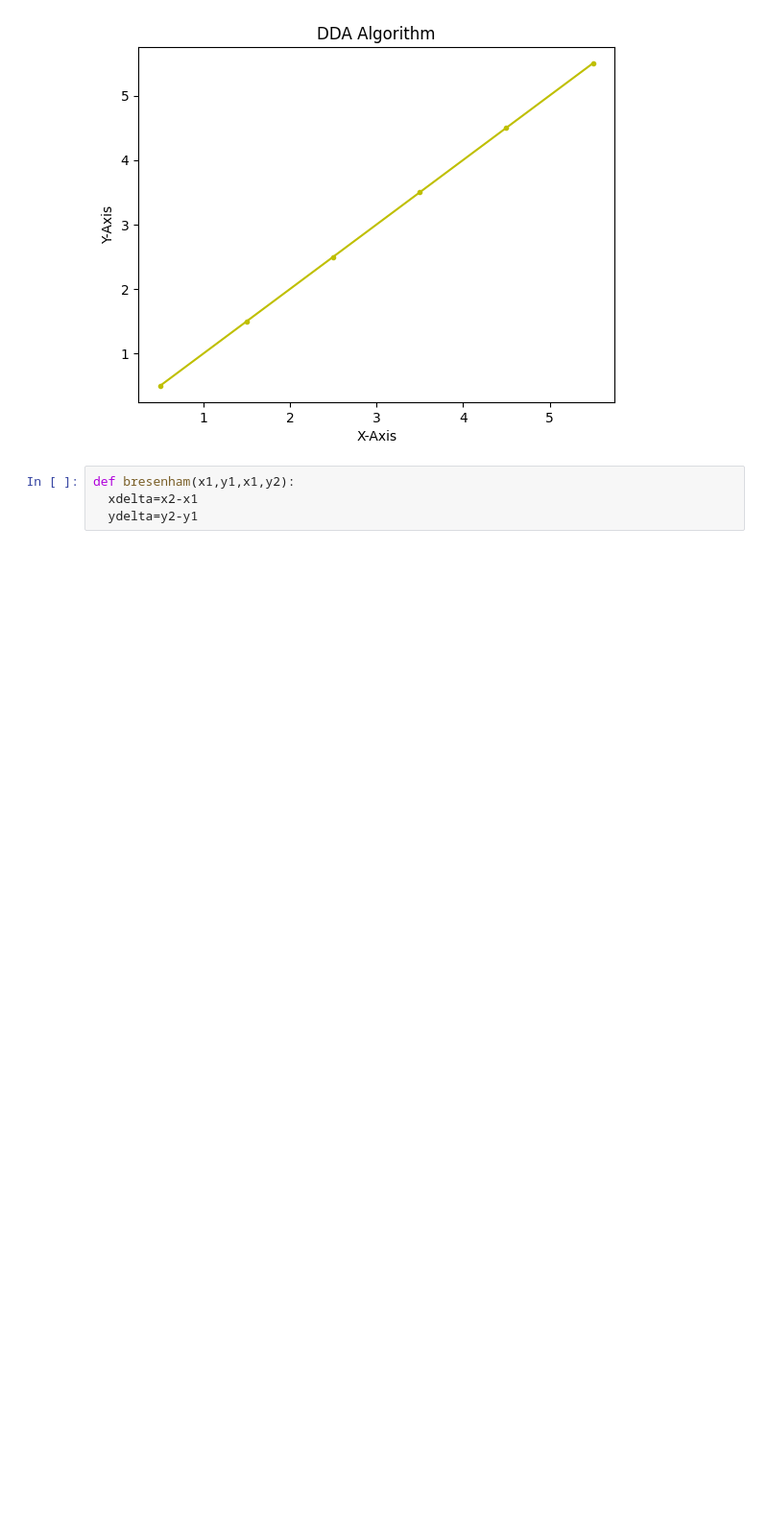
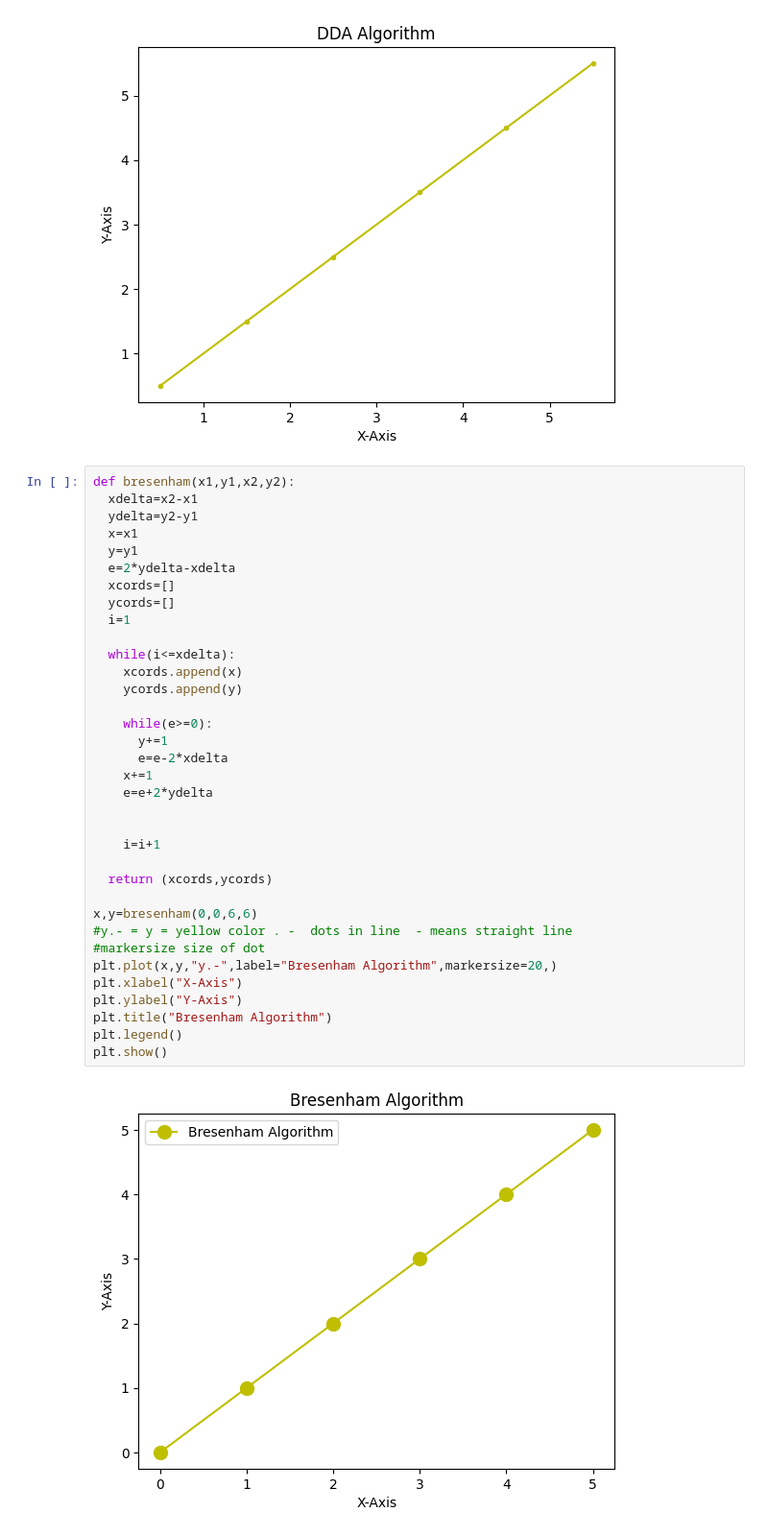
Before and after one commit to RitekPillai/CGPracticals, a Jupyter notebook: MatPlotCourse.ipynb, the cells around one changed output. Shown: that part at 96% size. Saved outputs shown, nothing was run; the diff lists cells and outputs as text; blank space fills up the shorter version.

```diff
--- a/MatPlotCourse.ipynb
+++ b/MatPlotCourse.ipynb
@@ -100,7 +100,40 @@ plt.title("DDA Algorithm")#for title of the graph
 plt.show()#displaying the figure
 # %% [output]
 [figure]
-# %%
-def bresenham(x1,y1,x1,y2):
-  xdelta=x2-x1
-  ydelta=y2-y1
+# %%
+def bresenham(x1,y1,x2,y2):
+  xdelta=x2-x1
+  ydelta=y2-y1
+  x=x1
+  y=y1
+  e=2*ydelta-xdelta
+  xcords=[]
+  ycords=[]
+  i=1
+
+  while(i<=xdelta):
+    xcords.append(x)
+    ycords.append(y)
+
+    while(e>=0):
+      y+=1
+      e=e-2*xdelta
+    x+=1
+    e=e+2*ydelta
+
+
+    i=i+1
+
+  return (xcords,ycords)
+
+x,y=bresenham(0,0,6,6)
+#y.- = y = yellow color . -  dots in line  - means straight line
+#markersize size of dot
+plt.plot(x,y,"y.-",label="Bresenham Algorithm",markersize=20,)
+plt.xlabel("X-Axis")
+plt.ylabel("Y-Axis")
+plt.title("Bresenham Algorithm")
+plt.legend()
+plt.show()
+# %% [output]
+[figure, added]
```
